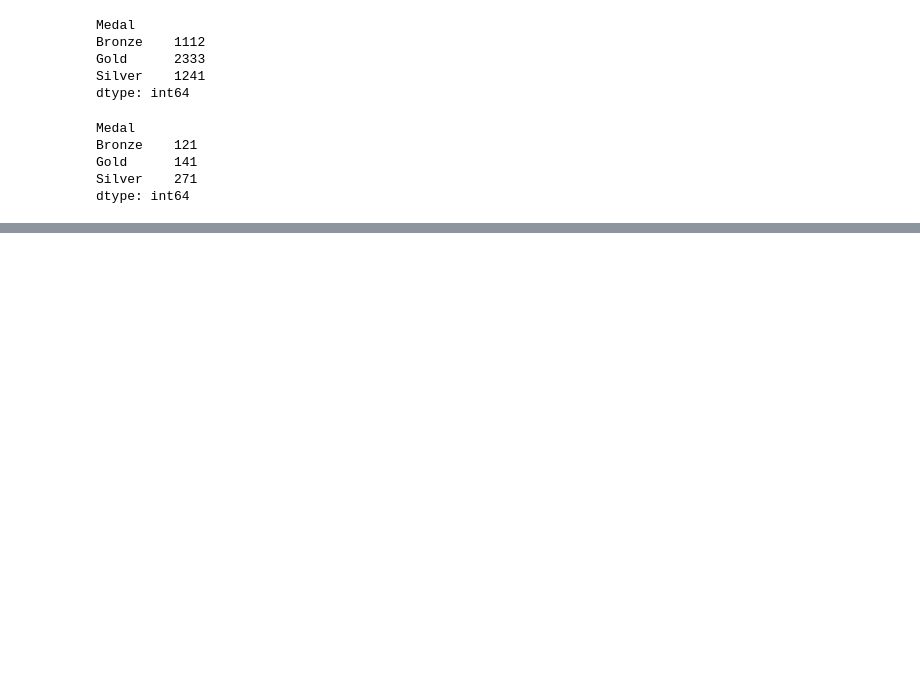
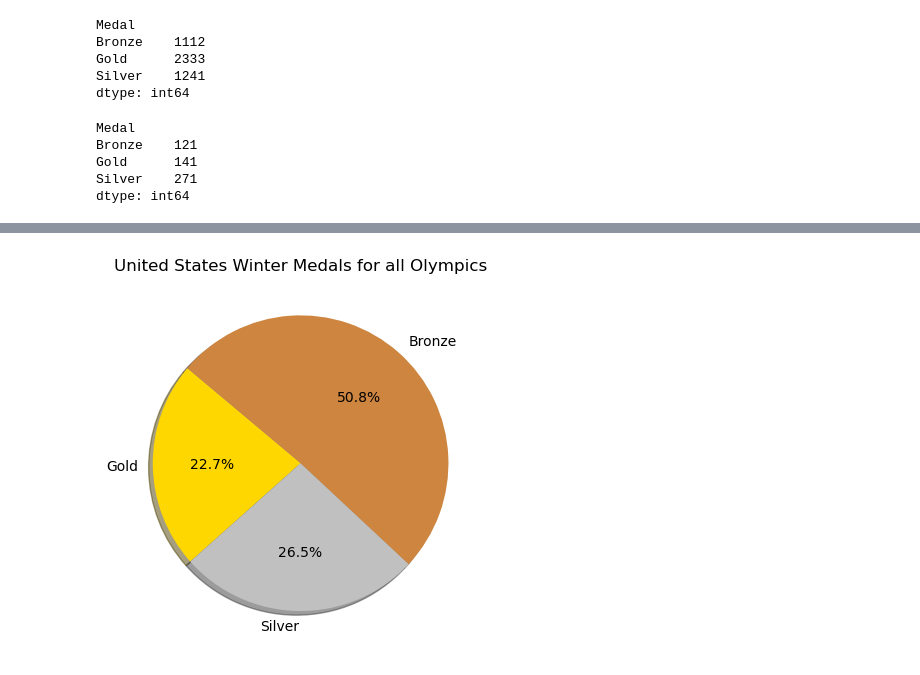
Before and after one commit to kfrogb/EDA-Project1, a Jupyter notebook: Project1_kbrookshire.ipynb, the cells around one changed output, grey strips where cells are left out. Cells and saved outputs as stored; diff of their text form; code cells hidden in the pictures; blank space fills up the shorter version.

```diff
--- a/Project1_kbrookshire.ipynb
+++ b/Project1_kbrookshire.ipynb
@@ -159,0 +187,29 @@ dtype: int64
+# %%
+#USA Winter Count by Type
+#Bronze    121
+#Gold      141
+#Silver    271
+
+# Labels for the sections of our pie chart
+labels = ["Gold", "Silver", "Bronze"]
+
+# The values of each section of the pie chart
+sizes = [121, 141, 271]
+
+# The colors of each section of the pie chart
+colors = ["gold", "silver", "peru"]
+
+# Creates the pie chart based upon the values above
+# Automatically finds the percentages of each part of the pie chart
+
+plt.pie(sizes, labels=labels, colors=colors,
+        autopct="%1.1f%%", shadow=True, startangle=140)
+plt.title('United States Winter Medals for all Olympics')
+
+# Save the Figure
+plt.savefig("output_data/US_Winter_all_medals.png")
+
+#show Pie Chart
+plt.show()
+# %% [output]
+[figure, added]
```
Also changed, not shown: parts of 2 cells of this notebook, 12 other files.
